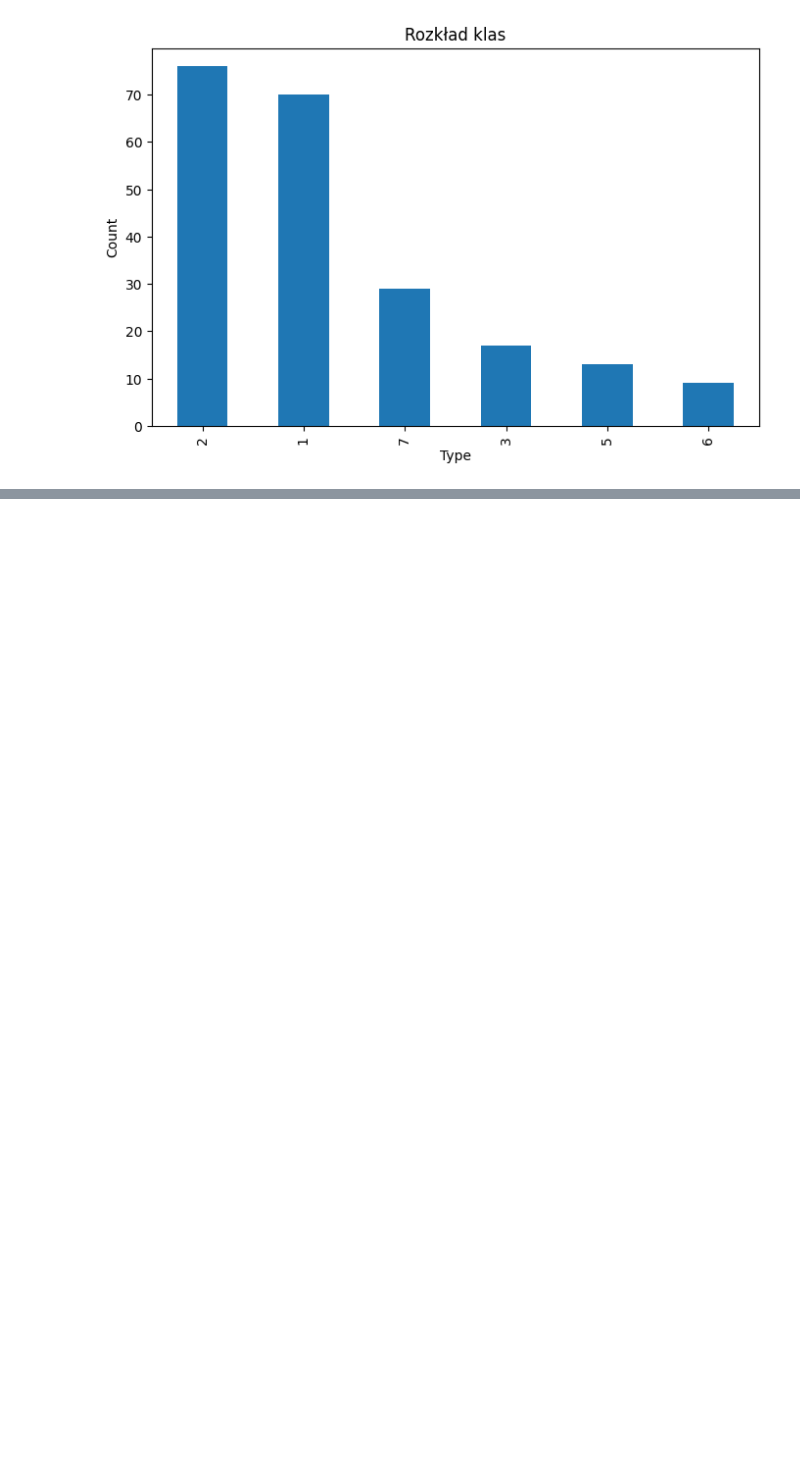
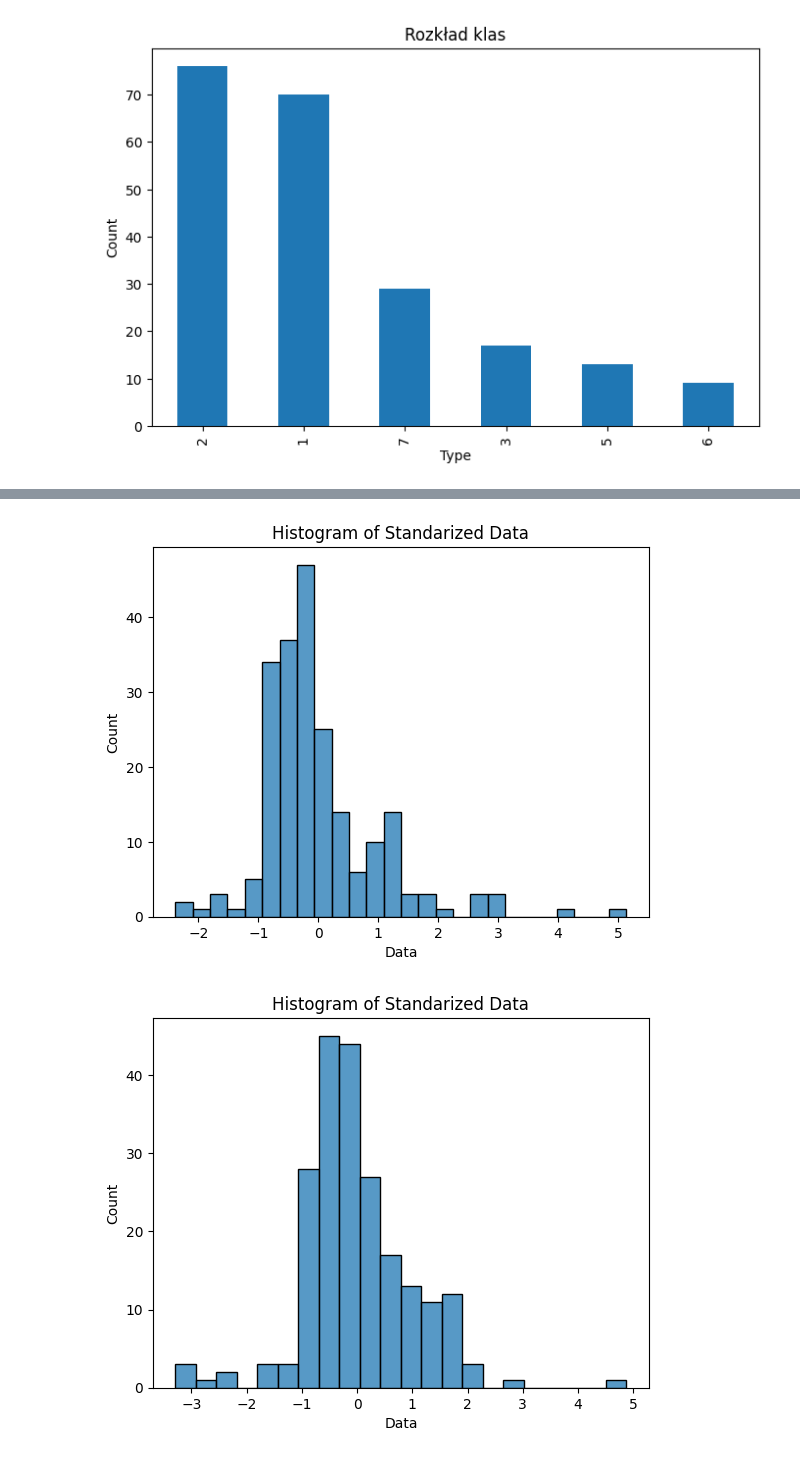
Before and after one commit to Filipstrozik/SztucznaInteligencja, a Jupyter notebook: Z4/z4.ipynb, the cells around one changed output, grey strips where cells are left out. Cells and saved outputs as stored; diff of their text form; code cells hidden in the pictures; blank space fills up the shorter version.

```diff
--- a/Z4/z4.ipynb
+++ b/Z4/z4.ipynb
@@ -114,0 +211,18 @@ plt.show()
+# %%
+# standarize data and store it in standarized_X variable
+standarized_X = StandardScaler().fit_transform(X)
+# show first 5 rows of standarized_X
+standarized_X_DF = pd.DataFrame(standarized_X, columns=X.columns)
+
+# show results as a histogram
+
+#  i want to display histogram of eacy column in standarized_X_DF
+for column in standarized_X_DF.columns:
+    sns.histplot(data=standarized_X_DF[column])
+    plt.xlabel('Data')
+    plt.ylabel('Count')
+    plt.title('Histogram of Standarized Data')
+    plt.show()
+# %% [output]
+[figure, added]
+[figure, added]
```
Also changed, not shown: parts of 32 cells of this notebook.
